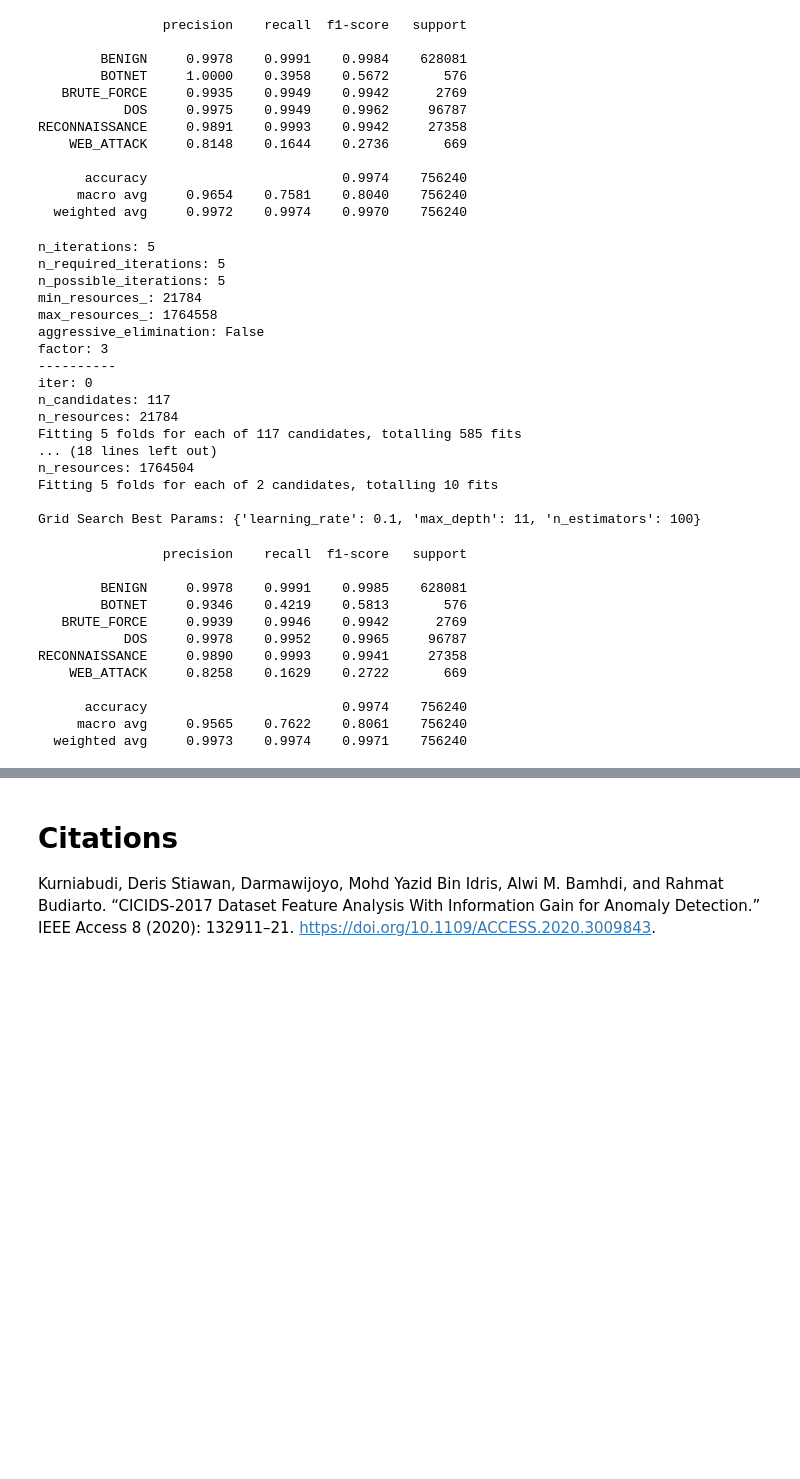
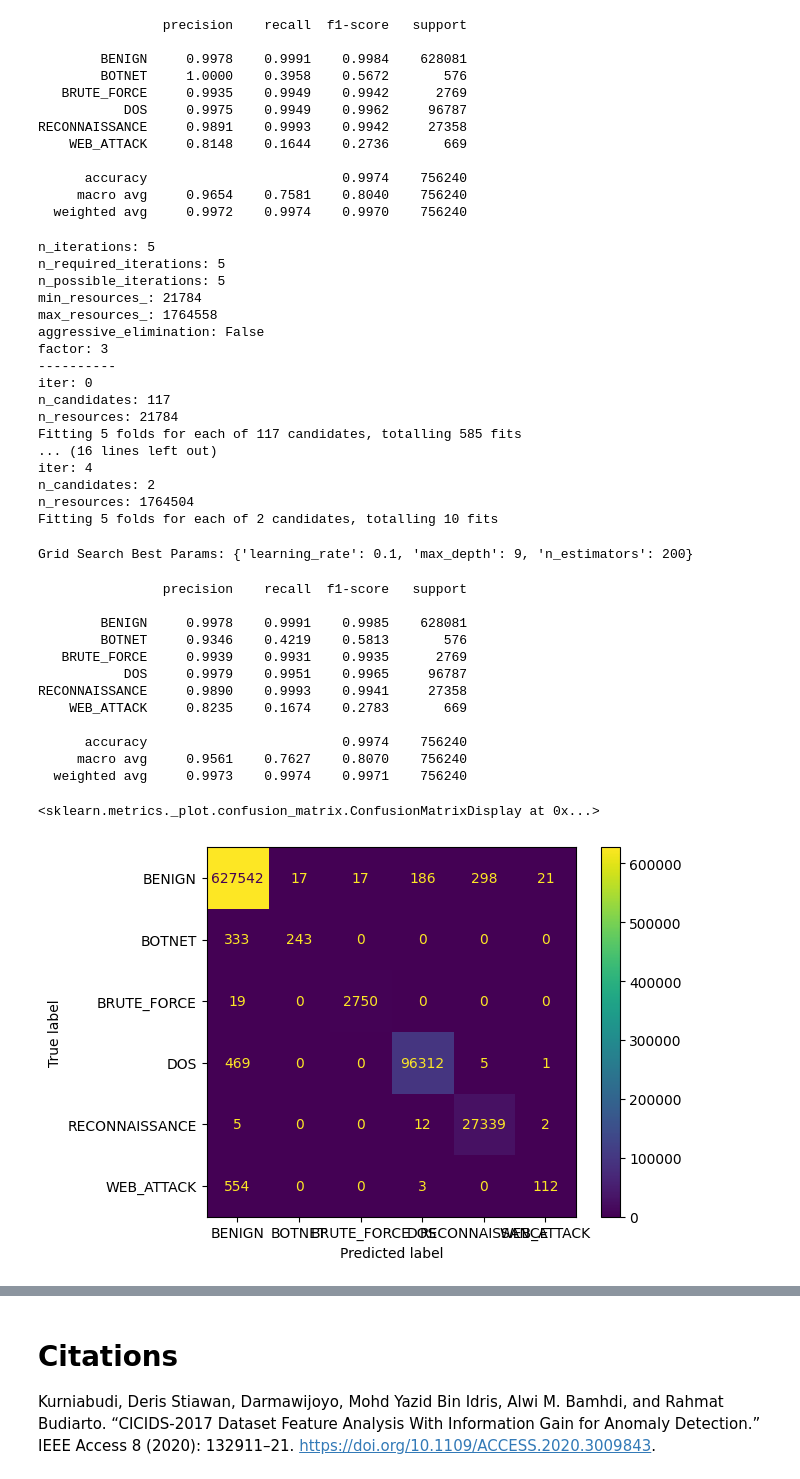
Before and after one commit to j4n-r/IDS_ml, a Jupyter notebook: ml-project-v4.ipynb, the cells around one changed output, grey strips where cells are left out. Saved outputs shown, nothing was run; the diff lists cells and outputs as text; code cells hidden in the pictures; blank space fills up the shorter version.

```diff
--- a/ml-project-v4.ipynb
+++ b/ml-project-v4.ipynb
@@ -587,14 +615,14 @@ RECONNAISSANCE     0.9891    0.9993    0.9942     27358
 params = {
     'max_depth': range(7, 20),
     'n_estimators': [100, 150, 200],
-    'learning_rate': [0.3, 0.1, 0.01]
+    'learning_rate': [0.2, 0.1, 0.01]
 }
 
 xgb_grid = HalvingGridSearchCV(
     estimator=xgb_top,
     param_grid=params,
     cv=5,
-    scoring='accuracy',
+    scoring='f1_micro',
     verbose=1,
     return_train_score=True,
     n_jobs=-1
@@ -616,35 +644,39 @@ iter: 0
 n_candidates: 117
 n_resources: 21784
 Fitting 5 folds for each of 117 candidates, totalling 585 fits
-... (18 lines left out)
+... (16 lines left out)
+iter: 4
+n_candidates: 2
 n_resources: 1764504
 Fitting 5 folds for each of 2 candidates, totalling 10 fits
-
-Grid Search Best Params: {'learning_rate': 0.1, 'max_depth': 11, 'n_estimators': 100}
+Grid Search Best Params: {'learning_rate': 0.1, 'max_depth': 9, 'n_estimators': 200}
 # %%
 xgb_best_model = xgb_grid.best_estimator_
 
 y_pred_top_xgb = xgb_best_model.predict(X_test_top)
 
 
 y_pred_top_decoded = le.inverse_transform(y_pred_top_xgb)
 y_test_top_decoded = le.inverse_transform(y_test_top_encoded)
 
 print(classification_report(y_test_top, y_pred_top_decoded, digits=4))
 xgb_best_report = classification_report(y_test_top, y_pred_top_decoded, digits=4, output_dict=True)
+ConfusionMatrixDisplay.from_predictions(y_test_top, y_pred_top_decoded)
 # %% [output]
                 precision    recall  f1-score   support
 
         BENIGN     0.9978    0.9991    0.9985    628081
         BOTNET     0.9346    0.4219    0.5813       576
-   BRUTE_FORCE     0.9939    0.9946    0.9942      2769
-           DOS     0.9978    0.9952    0.9965     96787
+   BRUTE_FORCE     0.9939    0.9931    0.9935      2769
+           DOS     0.9979    0.9951    0.9965     96787
 RECONNAISSANCE     0.9890    0.9993    0.9941     27358
-    WEB_ATTACK     0.8258    0.1629    0.2722       669
+    WEB_ATTACK     0.8235    0.1674    0.2783       669
 
       accuracy                         0.9974    756240
-     macro avg     0.9565    0.7622    0.8061    756240
+     macro avg     0.9561    0.7627    0.8070    756240
   weighted avg     0.9973    0.9974    0.9971    756240
+<sklearn.metrics._plot.confusion_matrix.ConfusionMatrixDisplay at 0x...>
+[figure, added]
 # %%
 # put all reports in a list
 reports = [rf_all_report, rf_top_report, rf_best_report, xgb_top_report, xgb_best_report]
```
Also changed, not shown: parts of 5 cells of this notebook.
